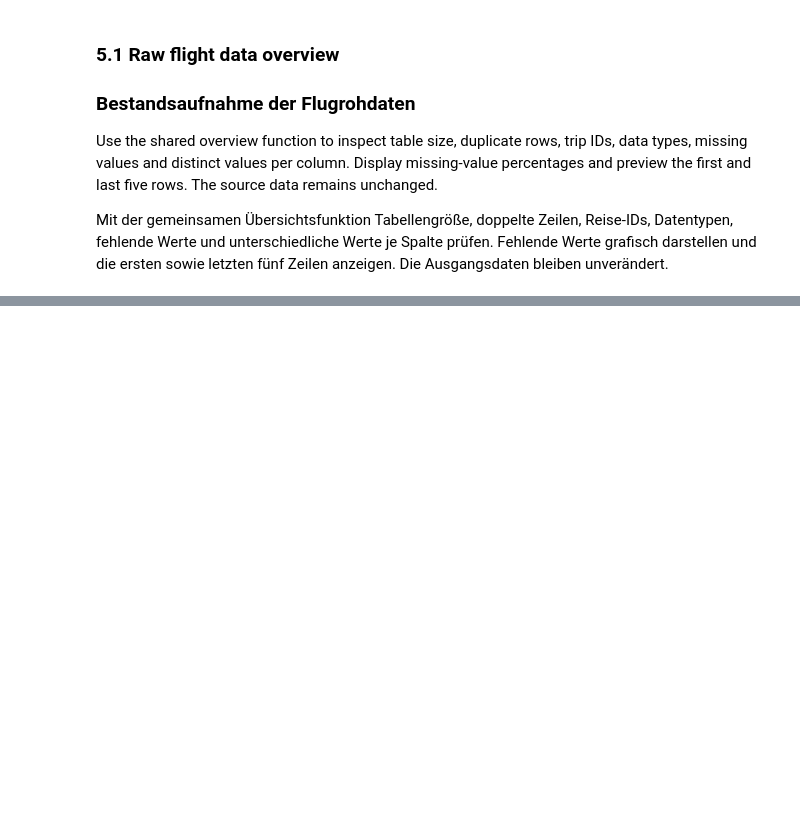
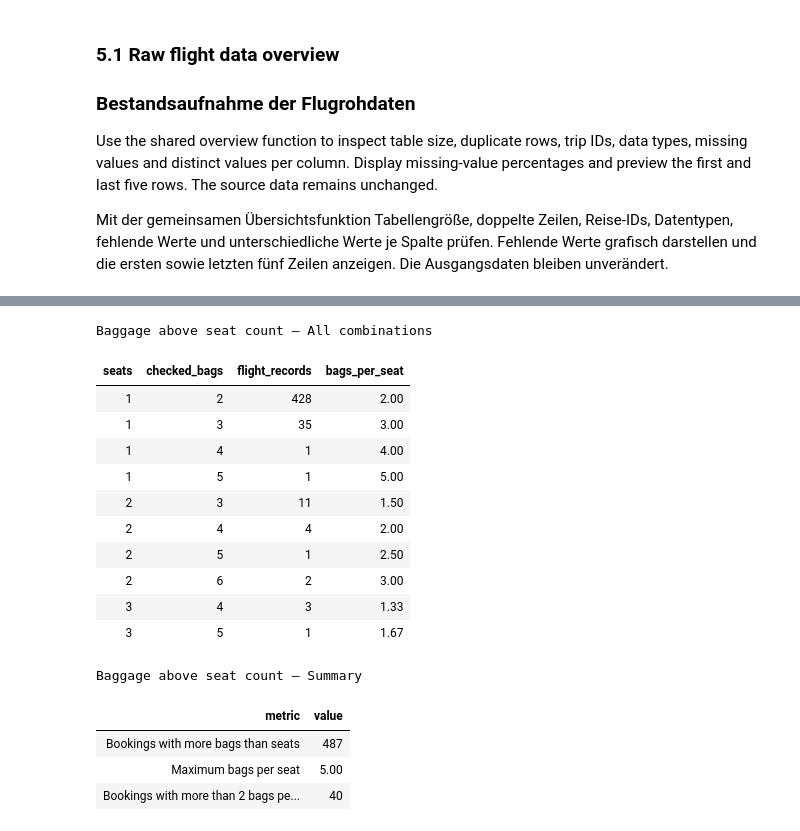
Before and after one commit to mperos1978/TravelTide, a Jupyter notebook: notebooks/01_eda.ipynb, the cells around one changed output, grey strips where cells are left out. Saved outputs shown, nothing was run; the diff lists cells and outputs as text; code cells hidden in the pictures; blank space fills up the shorter version.

```diff
--- a/notebooks/01_eda.ipynb
+++ b/notebooks/01_eda.ipynb
@@ -4752,0 +5900,75 @@ Flights — Last rows
+# %%
+# inspect baggage counts above the number of seats
+extra_bags = flights_work.loc[
+    flights_work["checked_bags"].gt(flights_work["seats"])
+].copy()
+
+extra_bags["bags_per_seat"] = (
+    extra_bags["checked_bags"] / extra_bags["seats"]
+)
+
+# summarize the observed combinations
+baggage_combinations = (
+    extra_bags.groupby(["seats", "checked_bags"])
+    .size()
+    .reset_index(name="flight_records")
+    .sort_values(["seats", "checked_bags"])
+)
+
+baggage_combinations["bags_per_seat"] = (
+    baggage_combinations["checked_bags"]
+    / baggage_combinations["seats"]
+)
+
+baggage_summary = pd.DataFrame({
+    "metric": [
+        "Bookings with more bags than seats",
+        "Maximum bags per seat",
+        "Bookings with more than 2 bags per seat",
+    ],
+    "value": [
+        f"{len(extra_bags):,}",
+        f"{extra_bags['bags_per_seat'].max():.2f}",
+        f"{extra_bags['bags_per_seat'].gt(2).sum():,}",
+    ],
+})
+
+display(HTML(
+    '<div style="display:flex; gap:32px; '
+    'align-items:flex-start; flex-wrap:wrap;">'
+    '<div>'
+    + style_overview(
+        baggage_combinations,
+        "Baggage above seat count — All combinations",
+        {
+            "seats": "{:,.0f}",
+            "checked_bags": "{:,.0f}",
+            "flight_records": "{:,.0f}",
+            "bags_per_seat": "{:.2f}",
+        },
+    ).to_html()
+    + '</div><div>'
+    + style_overview(
+        baggage_summary,
+        "Baggage above seat count — Summary",
+    ).to_html()
+    + '</div></div>'
+))
+# %% [output]
+Baggage above seat count — All combinations
+| seats | checked_bags | flight_records | bags_per_seat |
+| 1 | 2 | 428 | 2.00 |
+| 1 | 3 | 35 | 3.00 |
+| 1 | 4 | 1 | 4.00 |
+| 1 | 5 | 1 | 5.00 |
+| 2 | 3 | 11 | 1.50 |
+| 2 | 4 | 4 | 2.00 |
+| 2 | 5 | 1 | 2.50 |
+| 2 | 6 | 2 | 3.00 |
+| 3 | 4 | 3 | 1.33 |
+| 3 | 5 | 1 | 1.67 |
+Baggage above seat count — Summary
+| metric | value |
+| Bookings with more bags than seats | 487 |
+| Maximum bags per seat | 5.00 |
+| Bookings with more than 2 bags pe... | 40 |
```
Also changed, not shown: parts of 49 cells of this notebook.
